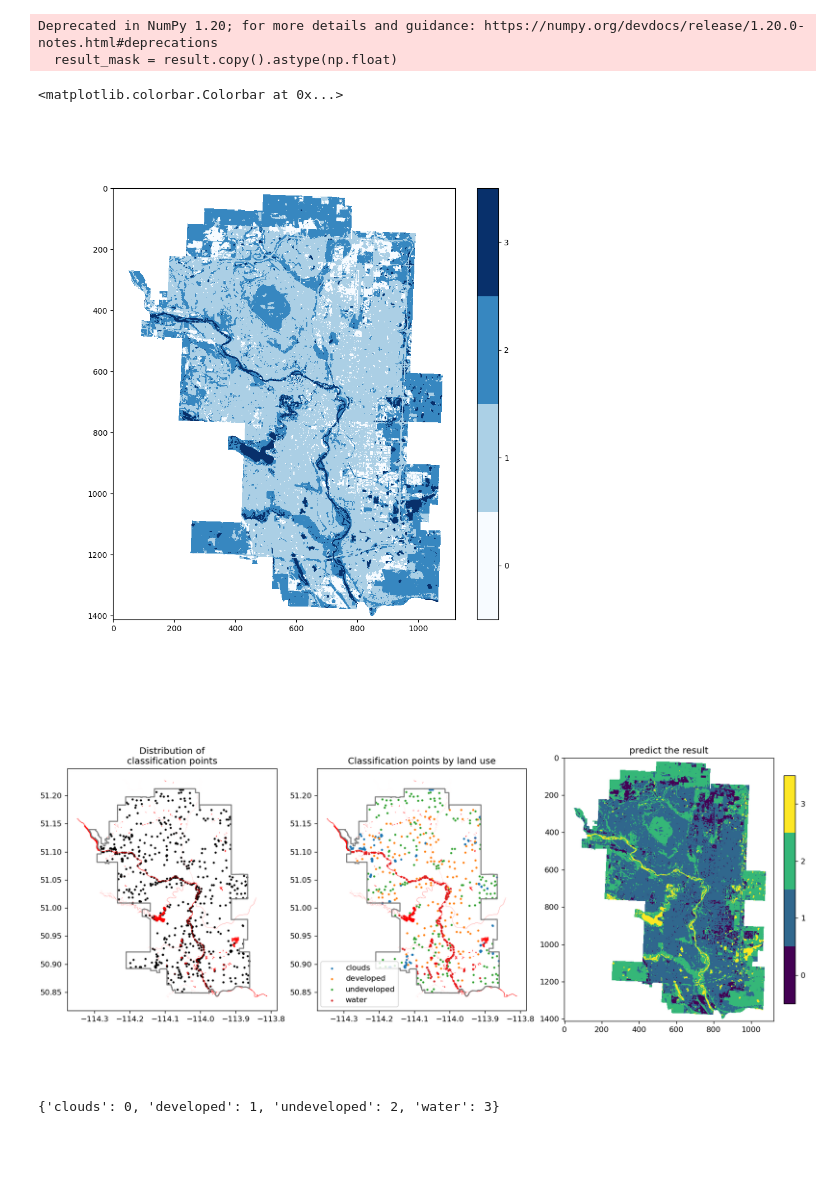
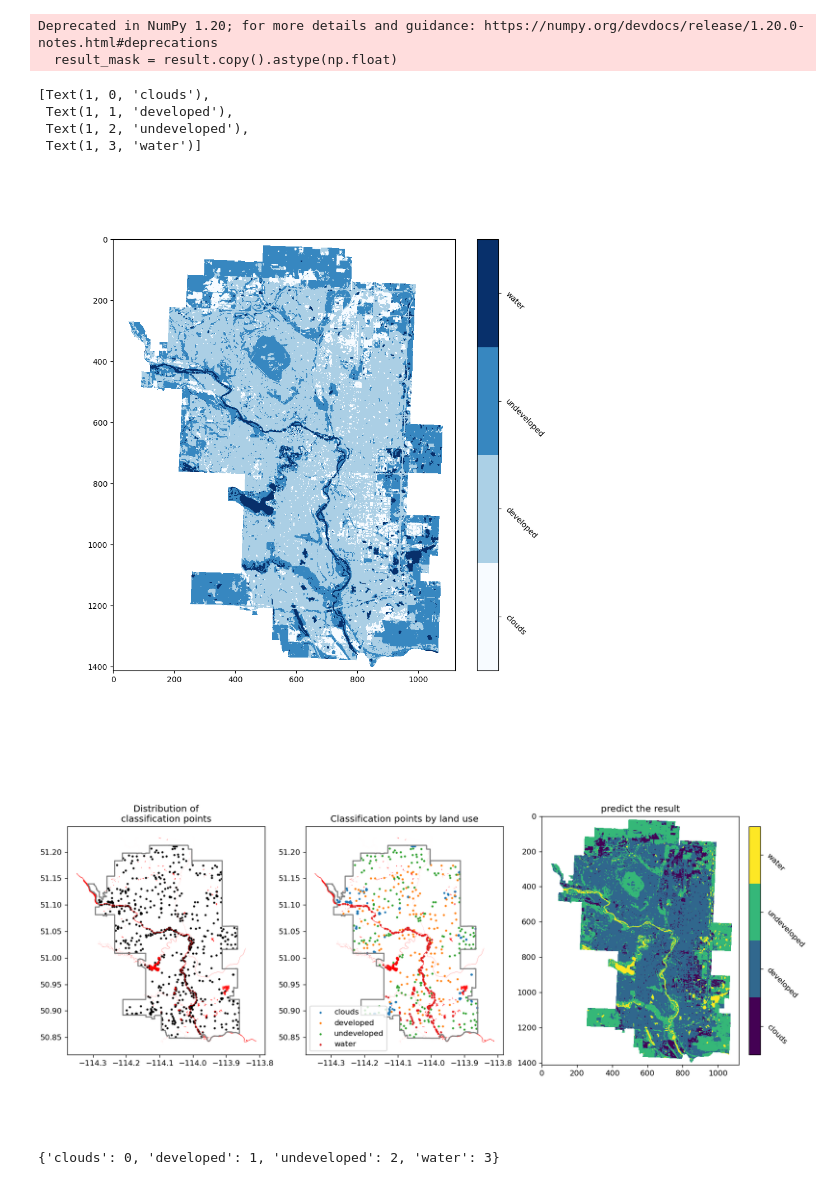
Before and after one commit to yuanzhoulvpi2017/tiny_python, a Jupyter notebook: python_GIS/09_遥感机器学习.ipynb, the cells around one changed output. Cells and saved outputs as stored; diff of their text form; code cells hidden in the pictures; blank space fills up the shorter version.

```diff
--- a/python_GIS/09_遥感机器学习.ipynb
+++ b/python_GIS/09_遥感机器学习.ipynb
@@ -285,13 +285,17 @@ import shapely.vectorized
 from shapely.geometry import shape
 
 
-cityboundary_gpdnewcrs = cityboundary_gpd.to_crs(dataset_list[0].crs.to_string())
+cityboundary_gpdnewcrs = cityboundary_gpd.to_crs(
+    dataset_list[0].crs.to_string())
 
-x = np.linspace(dataset_list[0].bounds.left, dataset_list[0].bounds.right, dataset_list[0].read().shape[2])
-y = np.linspace(dataset_list[0].bounds.bottom, dataset_list[0].bounds.top, dataset_list[0].read().shape[1])[::-1]
+x = np.linspace(dataset_list[0].bounds.left,
+                dataset_list[0].bounds.right, dataset_list[0].read().shape[2])
+y = np.linspace(dataset_list[0].bounds.bottom,
+                dataset_list[0].bounds.top, dataset_list[0].read().shape[1])[::-1]
 xx, yy = np.meshgrid(x, y)
 
-mask_ = shapely.vectorized.contains(shape(cityboundary_gpdnewcrs['geometry'][0]), xx, yy)
+mask_ = shapely.vectorized.contains(
+    shape(cityboundary_gpdnewcrs['geometry'][0]), xx, yy)
 mask_.shape
 # %% [output]
 (1413, 1121)
@@ -305,36 +309,43 @@ Deprecated in NumPy 1.20; for more details and guidance: https://numpy.org/devdo
 fig, ax = plt.subplots(figsize=(10, 10))
 cmap = cm.get_cmap('Blues', len(class_list))
 clb = ax.imshow(result_mask,cmap=cmap, vmax=3+0.5, vmin=0-0.5)
-fig.colorbar(clb,ticks=range(4))
+cbar = fig.colorbar(clb,ticks=range(4))
+cbar.ax.set_yticklabels(class_list, rotation=-45)
 
 # ax[1].imshow(mask_)
 # %% [output]
-<matplotlib.colorbar.Colorbar at 0x...>
+[Text(1, 0, 'clouds'),
+ Text(1, 1, 'developed'),
+ Text(1, 2, 'undeveloped'),
+ Text(1, 3, 'water')]
-[figure, old version]
+[figure, new version]
 # %%
-fig, ax = plt.subplots(ncols=3, nrows=1,figsize=(14, 7), dpi=120,constrained_layout=True)
-calgary_trainingpointer_gpd.plot(ax=ax[0],color='black',markersize=3)
-
+fig, ax = plt.subplots(ncols=3, nrows=1, figsize=(
+    14, 7), dpi=120, constrained_layout=True)
+calgary_trainingpointer_gpd.plot(ax=ax[0], color='black', markersize=3)
 
 
 for temp_type in calgary_trainingpointer_gpd['class'].unique().tolist():
     calgary_trainingpointer_gpd.loc[calgary_trainingpointer_gpd['class'] == temp_type].plot(ax=ax[1],
-    label=temp_type,markersize=3)
+                                                                                            label=temp_type, markersize=3)
 
 for index in range(2):
     cityboundary_gpd.boundary.plot(ax=ax[index], color='gray')
     hydrology_gpd.plot(ax=ax[index], color='red')
 ax[0].set_title("Distribution of\nclassification points")
 ax[1].set_title("Classification points by land use")
 ax[1].legend(loc='lower left')
 
+
 cmap = cm.get_cmap('viridis', len(class_list))
-clb = ax[2].imshow(result_mask,cmap=cmap, vmax=3+0.5, vmin=0-0.5)
+clb = ax[2].imshow(result_mask, cmap=cmap, vmax=3+0.5, vmin=0-0.5)
 ax[2].set_title("predict the result")
-fig.colorbar(clb,ticks=range(4), shrink=0.6)
+# 添加标签给colorbar
+cbar = fig.colorbar(clb, ticks=range(4), shrink=0.6)
+cbar.ax.set_yticklabels(class_list, rotation=-45)
 fig.savefig("结果/plot20220907.png")
 # %% [output]
-[figure, old version]
+[figure, new version]
 # %%
 class_dict
 # %% [output]
```
Also changed, not shown: parts of 2 cells of this notebook, 2 other files.
